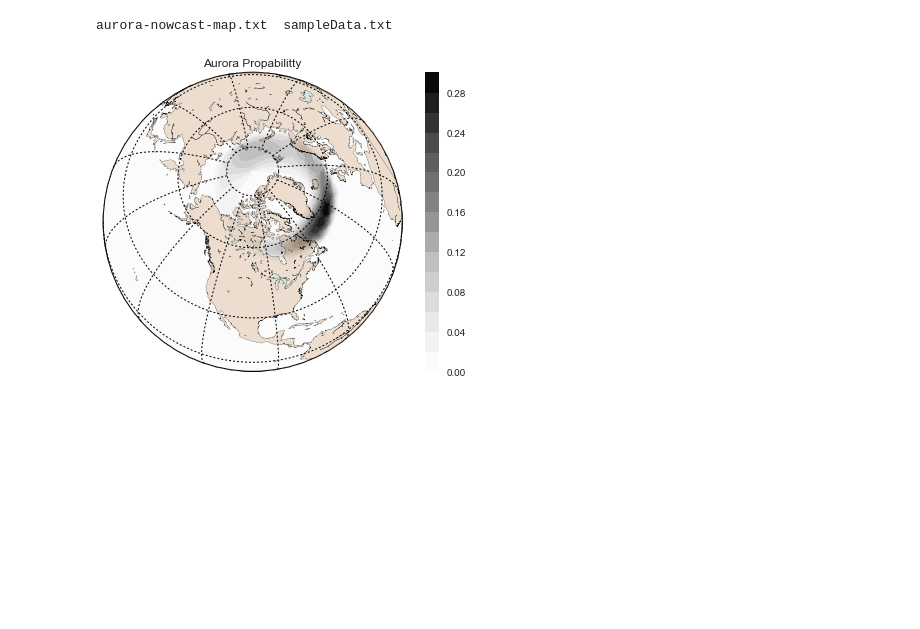
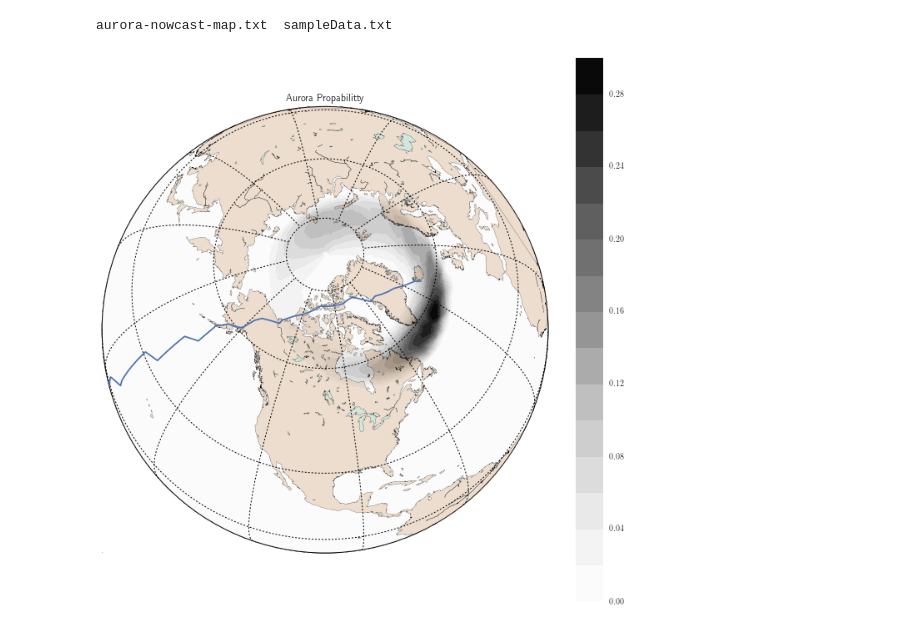
Before and after one commit to ax3l91/space-apps-2017-mayday-athens, a Jupyter notebook: AuroraNotebook.ipynb, the cells around one changed output. Cells and saved outputs as stored; diff of their text form; code cells hidden in the pictures; blank space fills up the shorter version.

```diff
--- a/AuroraNotebook.ipynb
+++ b/AuroraNotebook.ipynb
@@ -2,9 +2,12 @@
 %matplotlib inline
 import numpy as np
 import matplotlib.pyplot as plt
-import mpl_toolkits.mplot3d.axes3d as axes3d
+from mpl_toolkits.basemap import Basemap
 import seaborn
 import pandas as pd
+from matplotlib import rc,rcParams
+rc('text', usetex=True)
+rcParams['figure.figsize'] = (12., 12.0)
 # %% [markdown]
 Download Txt GRID DATA
 http://services.swpc.noaa.gov/text/aurora-nowcast-map.txt
@@ -15,35 +18,31 @@ aurora-nowcast-map.txt  sampleData.txt
 # %%
 aurora=np.loadtxt('Data/aurora-nowcast-map.txt')
 # %%
-from mpl_toolkits.basemap import Basemap
-import matplotlib.pyplot as plt
-import numpy as np
-# set up orthographic map projection with
-# perspective of satellite looking down at 50N, 100W.
-# use low resolution coastlines.
 m = Basemap(projection='ortho',lat_0=70,lon_0=-100,resolution='l')
 # draw coastlines, country boundaries, fill continents.
 m.drawcoastlines(linewidth=0.2)
 #m.drawcountries(linewidth=0.2)
 m.fillcontinents(color='#cc9966',lake_color='#99ffff',alpha=0.3)
 # draw the edge of the map projection region (the projection limb)
 m.drawmapboundary(fill_color='aqua')
 # draw lat/lon grid lines every 30 degrees.
 m.drawmeridians(np.arange(0,360,30))
 m.drawparallels(np.arange(-90,90,30))
 # make up some data on a regular lat/lon grid.
 nlats = 512
 nlons = 1024
 delta = 2.*np.pi/(nlons-1)
 lats = (0.5*np.pi-delta*np.indices((nlats,nlons))[0,:,:])
 lons = (delta*np.indices((nlats,nlons))[1,:,:])
 
 # compute native map projection coordinates of lat/lon grid.
 x, y = m(lons*180./np.pi, lats*180./np.pi)
 # contour data over the map.
-cs = m.contourf(x,y,aurora/100.,15,linewidths=1.5)#,cmap='viridis')
+cs = m.contourf(x,y,aurora/100.,15,linewidths=1.5)
+m.plot(lon,lat,latlon=True)
+fl=m.plot(lat,lon,)
 plt.colorbar(cs)
 plt.title('Aurora Propabilitty')
 plt.show()
 # %% [output]
-[figure, old version]
+[figure, new version]
```
Also changed, not shown: parts of 12 cells of this notebook.
